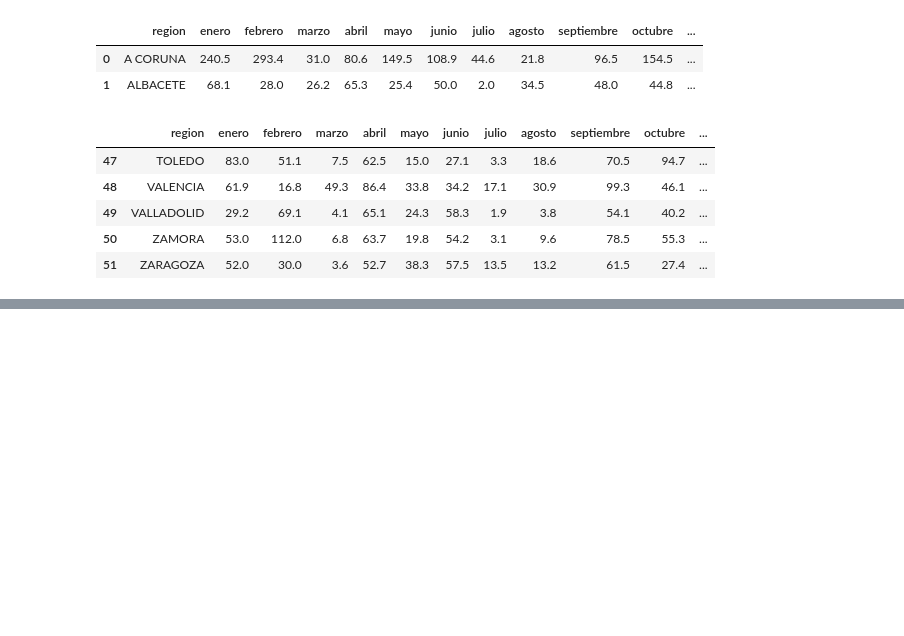
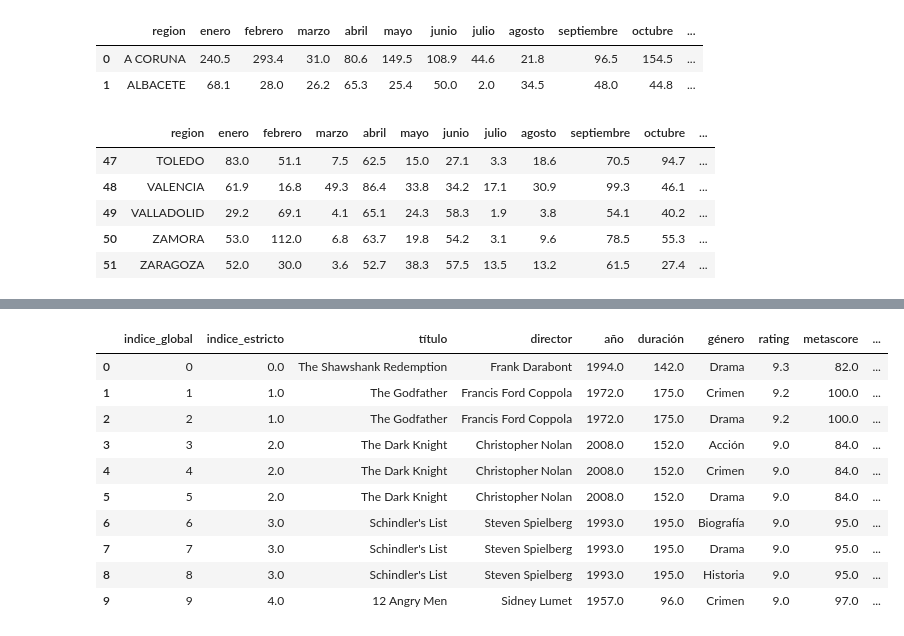
Before and after one commit to EdRiver8/MIAR-Python-IA, a Jupyter notebook: curso02/practica1.ipynb, the cells around one changed output, grey strips where cells are left out. Saved outputs shown, nothing was run; the diff lists cells and outputs as text; code cells hidden in the pictures; blank space fills up the shorter version.

```diff
--- a/curso02/practica1.ipynb
+++ b/curso02/practica1.ipynb
@@ -127,0 +734,15 @@ df_precipit.tail()
+# %%
+df_pelis_ord = pelis_df.sort_values(by='rating', ascending=False)
+df_pelis_ord.head(10)
+# %% [output]
+|  | indice_global | indice_estricto | título | director | año | duración | género | rating | metascore | ... |
+| 0 | 0 | 0.0 | The Shawshank Redemption | Frank Darabont | 1994.0 | 142.0 | Drama | 9.3 | 82.0 | ... |
+| 1 | 1 | 1.0 | The Godfather | Francis Ford Coppola | 1972.0 | 175.0 | Crimen | 9.2 | 100.0 | ... |
+| 2 | 2 | 1.0 | The Godfather | Francis Ford Coppola | 1972.0 | 175.0 | Drama | 9.2 | 100.0 | ... |
+| 3 | 3 | 2.0 | The Dark Knight | Christopher Nolan | 2008.0 | 152.0 | Acción | 9.0 | 84.0 | ... |
+| 4 | 4 | 2.0 | The Dark Knight | Christopher Nolan | 2008.0 | 152.0 | Crimen | 9.0 | 84.0 | ... |
+| 5 | 5 | 2.0 | The Dark Knight | Christopher Nolan | 2008.0 | 152.0 | Drama | 9.0 | 84.0 | ... |
+| 6 | 6 | 3.0 | Schindler's List | Steven Spielberg | 1993.0 | 195.0 | Biografía | 9.0 | 95.0 | ... |
+| 7 | 7 | 3.0 | Schindler's List | Steven Spielberg | 1993.0 | 195.0 | Drama | 9.0 | 95.0 | ... |
+| 8 | 8 | 3.0 | Schindler's List | Steven Spielberg | 1993.0 | 195.0 | Historia | 9.0 | 95.0 | ... |
+| 9 | 9 | 4.0 | 12 Angry Men | Sidney Lumet | 1957.0 | 96.0 | Crimen | 9.0 | 97.0 | ... |
```
Also changed, not shown: parts of 95 cells of this notebook, 3 other files.
